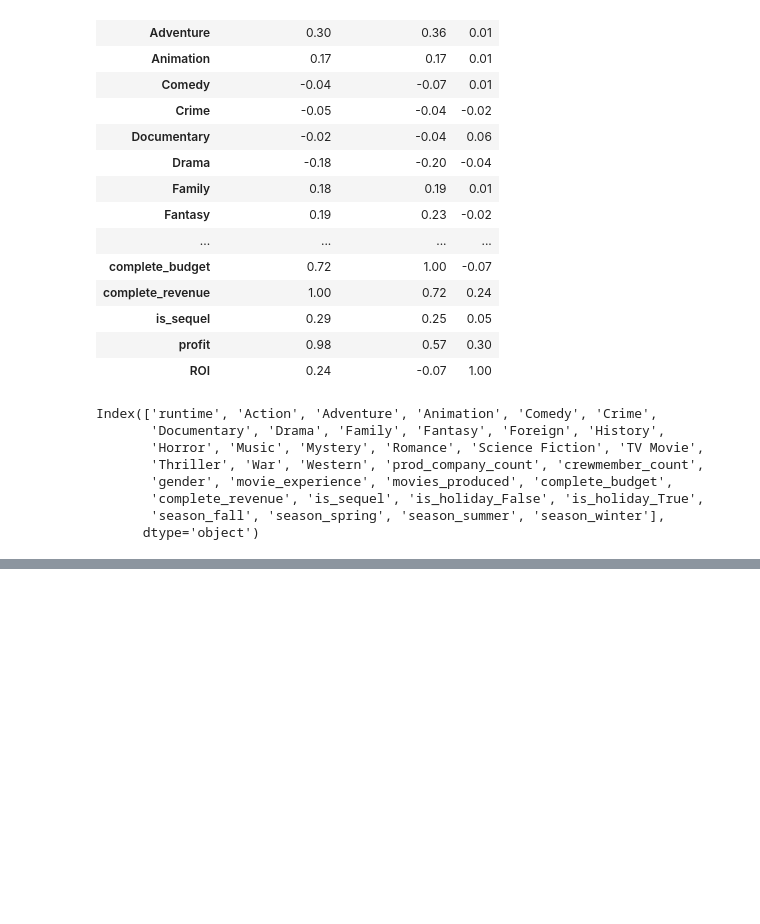
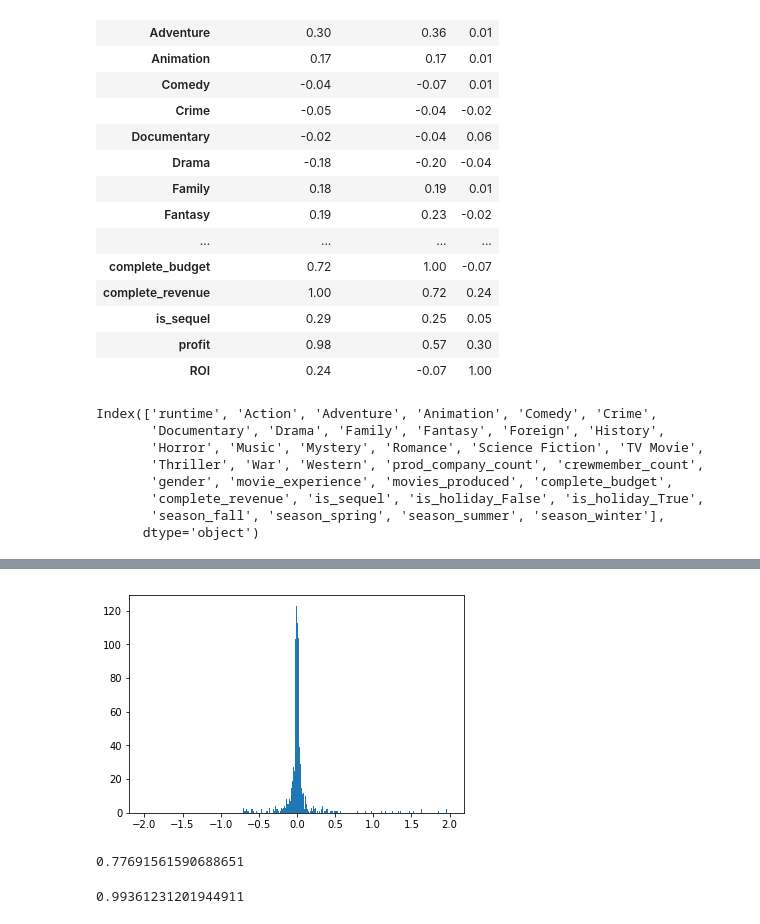
Before and after one commit to abew16/Data-Science-Bootcamp, a Jupyter notebook: Unit 3/Capstone/Predicting Movie Revenue.ipynb, the cells around one changed output, grey strips where cells are left out. Drawn from its saved outputs; the diff is of its cells as text; code cells hidden in the pictures; blank space fills up the shorter version.

Commit message:
Ran first test

```diff
--- a/Unit 3/Capstone/Predicting Movie Revenue.ipynb
+++ b/Unit 3/Capstone/Predicting Movie Revenue.ipynb
@@ -399,13 +401,19 @@ df.corr()[['complete_revenue','complete_budget','ROI']]
 | profit | 0.98 | 0.57 | 0.30 |
 | ROI | 0.24 | -0.07 | 1.00 |
 # %%
-df.drop(['profit','ROI','release_date','title'],axis=1,inplace=True)
+# df.drop(['profit','ROI','release_date','title'],axis=1,inplace=True)
 
 df_dum = pd.get_dummies(df)
 
 x = df_dum.loc[:,df.columns != 'complete_revenue']
 y = df_dum['complete_revenue']
 
+x_train = x.sample(frac=.8)
+y_train = y[x_train.index]
+
+x_test = x.drop(x_train.index)
+y_test = y.drop(y_train.index)
+
 df_dum.columns
 # %% [output]
 Index(['runtime', 'Action', 'Adventure', 'Animation', 'Comedy', 'Crime',
@@ -419,8 +427,11 @@ Index(['runtime', 'Action', 'Adventure', 'Animation', 'Comedy', 'Crime',
 # %%
 from sklearn.tree import DecisionTreeRegressor
 from sklearn.model_selection import cross_val_score
+from sklearn.metrics import median_absolute_error
 
-dt = DecisionTreeRegressor()
 
-cross_val_score(dt, x, y=y, cv=5)
+dt = DecisionTreeRegressor(max_depth=7,max_features=None)
+
+dt.fit(x_train,y_train)
+y_predict = dt.predict(x_test)
 # %% [output]
@@ -427,0 +455,21 @@ array([-0.59874305,  0.0772542 ,  0.03274033,  0.0916112 , -6.28362205])
+# %%
+percent_error = (y_predict - y_test) / y_test
+
+plt.hist(percent_error, bins=np.arange(-2,2,.01))
+# plt.xlim(0,50)
+plt.show()
+# %% [output]
+[figure, added]
+# %%
+np.mean((percent_error < .1) & (percent_error > -.1))
+# %% [output]
+0.77691561590688651
+# %%
+from sklearn.ensemble import RandomForestRegressor
+
+rfr = RandomForestRegressor(max_depth=7, max_features=None)
+
+rfr.fit(x_train,y_train)
+rfr.score(x_test,y_test)
+# %% [output]
+0.99361231201944911
```
Also changed, not shown: parts of 2 cells of this notebook, 2 other files.
